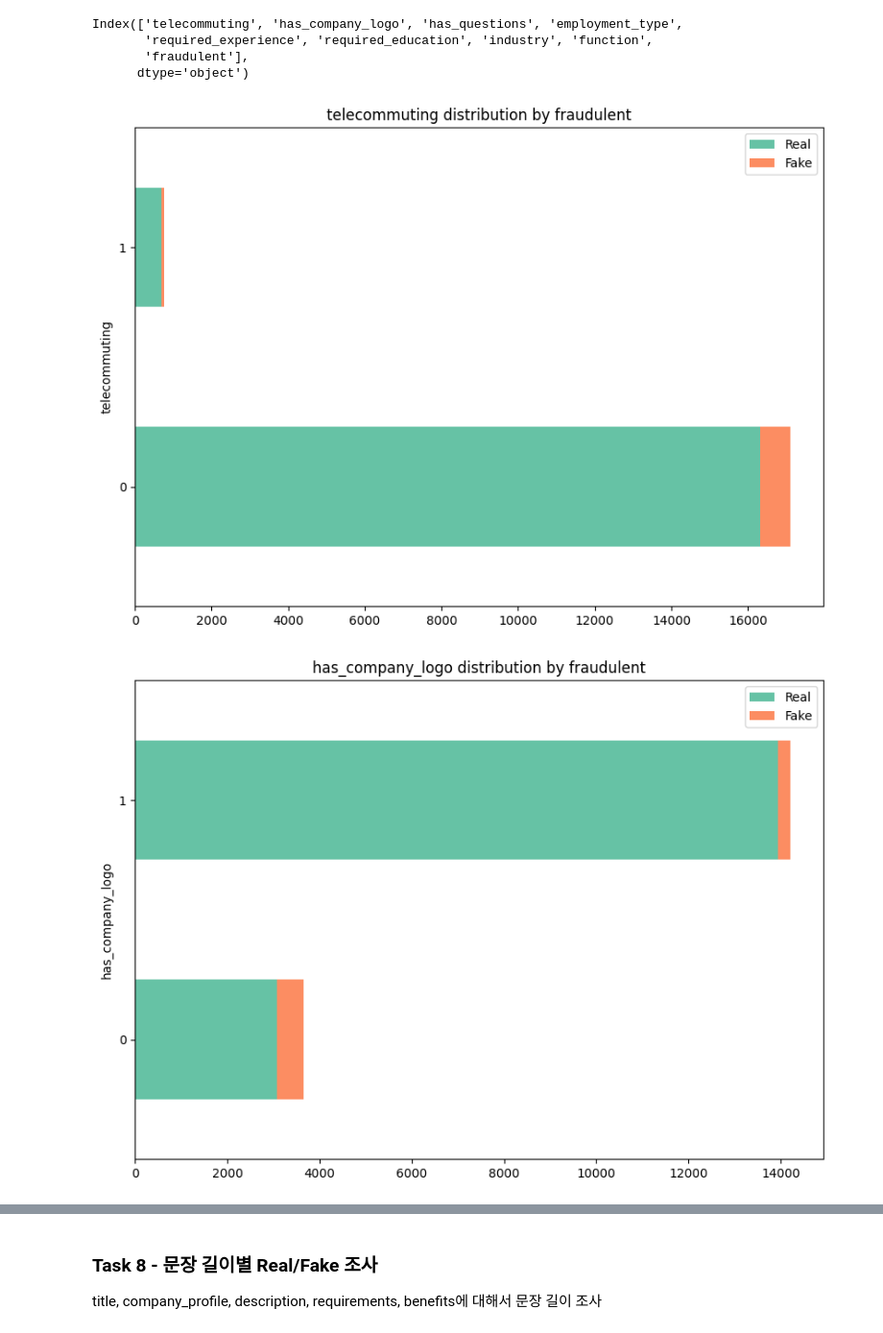
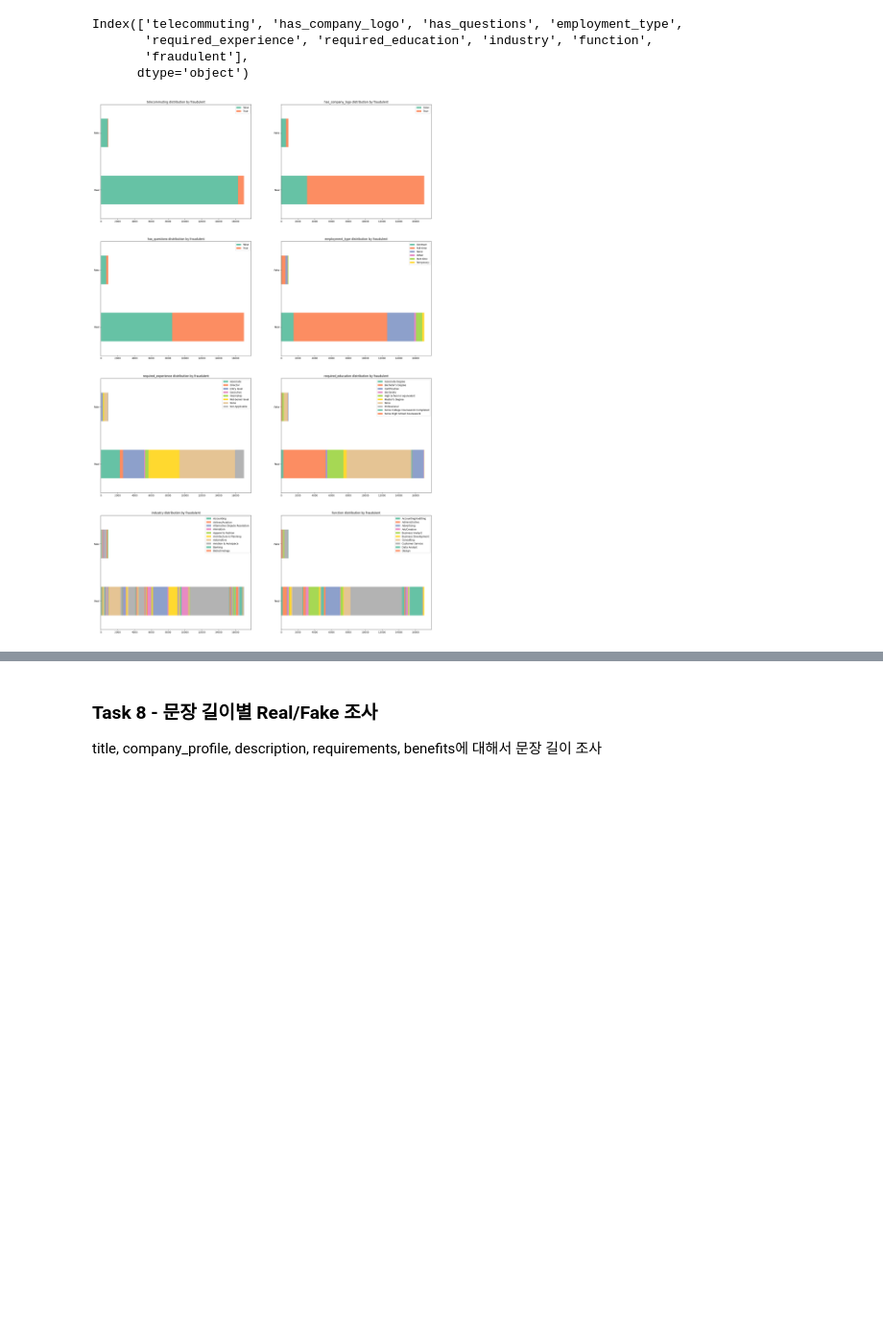
Before and after one commit to glistering96/BigDataAnalysis-HYU-IE, a Jupyter notebook: notebook/EDA_김원준.ipynb, the cells around one changed output, grey strips where cells are left out. Shown at 96% size. Cells and saved outputs as stored; diff of their text form; code cells hidden in the pictures; blank space fills up the shorter version.

Commit message:
Task 7 - plot pivotting the 'Fake' and 'Real'

```diff
--- a/notebook/EDA_김원준.ipynb
+++ b/notebook/EDA_김원준.ipynb
@@ -644,6 +712,4 @@ Index(['telecommuting', 'has_company_logo', 'has_questions', 'employment_type',
 # %%
-for col in all_cat_cols:
-    cat_label_plot(col, cat_df, r1=0, r2=90, stack=True, orient='h')
+cat_ratio_plot_based_on_real_fake(all_cat_cols[:-1], cat_df, r1=0, r2=90, stack=True, orient='h')
 # %% [output]
-[figure, old version]
+[figure, new version]
-[figure, removed]
```
Also changed, not shown: parts of 2 cells of this notebook.
